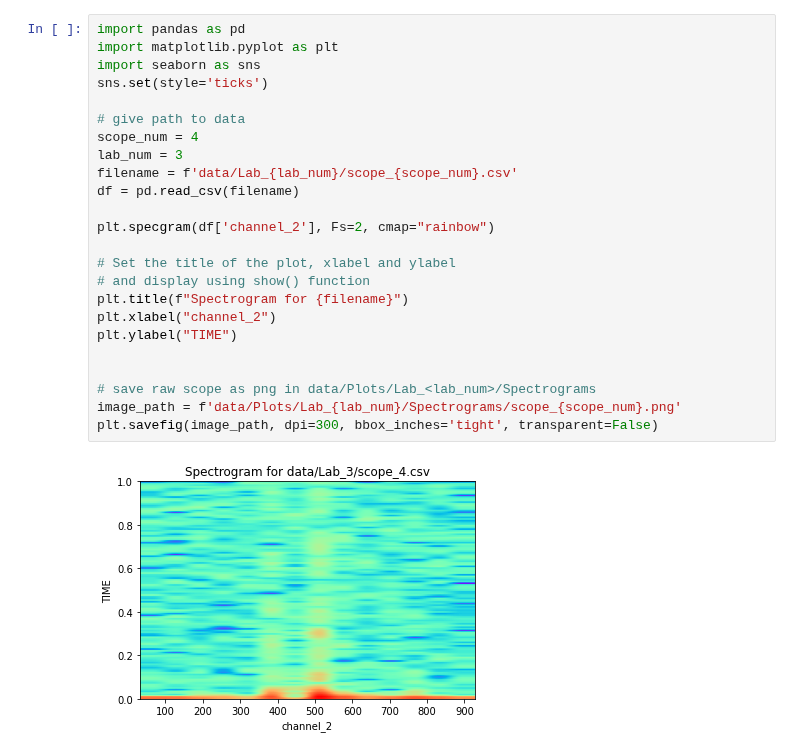
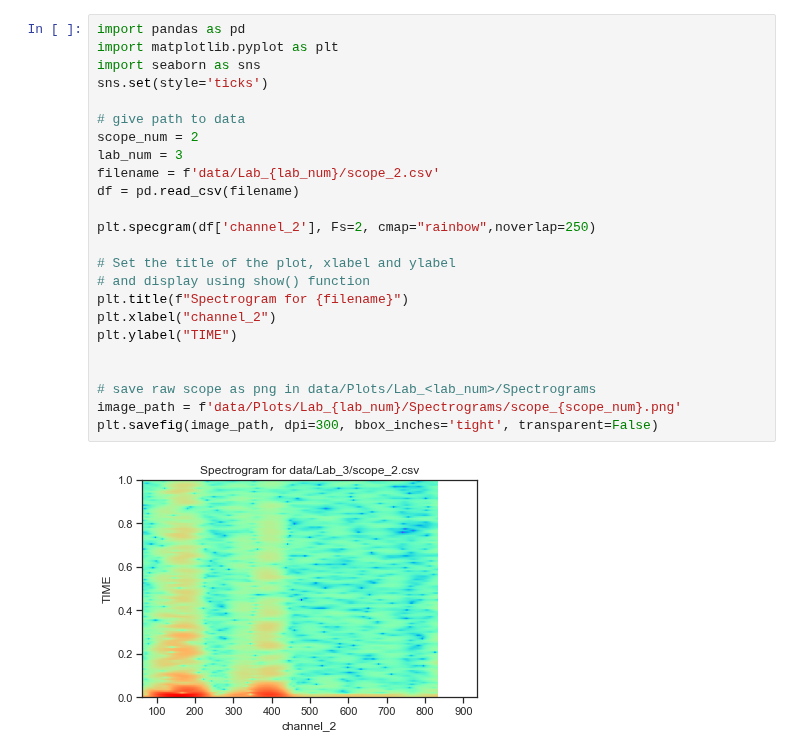
Before and after one commit to sutapa6/smart_wearable_tech, a Jupyter notebook: spectrogram.ipynb, the cells around one changed output. Cells and saved outputs as stored; diff of their text form.

Commit message:
feat: plots now look better for spectrograms

```diff
--- a/spectrogram.ipynb
+++ b/spectrogram.ipynb
@@ -1,26 +1,26 @@
 # %%
 import pandas as pd
 import matplotlib.pyplot as plt
 import seaborn as sns
 sns.set(style='ticks')
 
 # give path to data
-scope_num = 4
+scope_num = 2
 lab_num = 3
-filename = f'data/Lab_{lab_num}/scope_{scope_num}.csv'
+filename = f'data/Lab_{lab_num}/scope_2.csv'
 df = pd.read_csv(filename)
 
-plt.specgram(df['channel_2'], Fs=2, cmap="rainbow")
+plt.specgram(df['channel_2'], Fs=2, cmap="rainbow",noverlap=250)
 
 # Set the title of the plot, xlabel and ylabel
 # and display using show() function
 plt.title(f"Spectrogram for {filename}")
 plt.xlabel("channel_2")
 plt.ylabel("TIME")
 
 
 # save raw scope as png in data/Plots/Lab_<lab_num>/Spectrograms
 image_path = f'data/Plots/Lab_{lab_num}/Spectrograms/scope_{scope_num}.png'
 plt.savefig(image_path, dpi=300, bbox_inches='tight', transparent=False)
 # %% [output]
-[figure, old version]
+[figure, new version]
```
